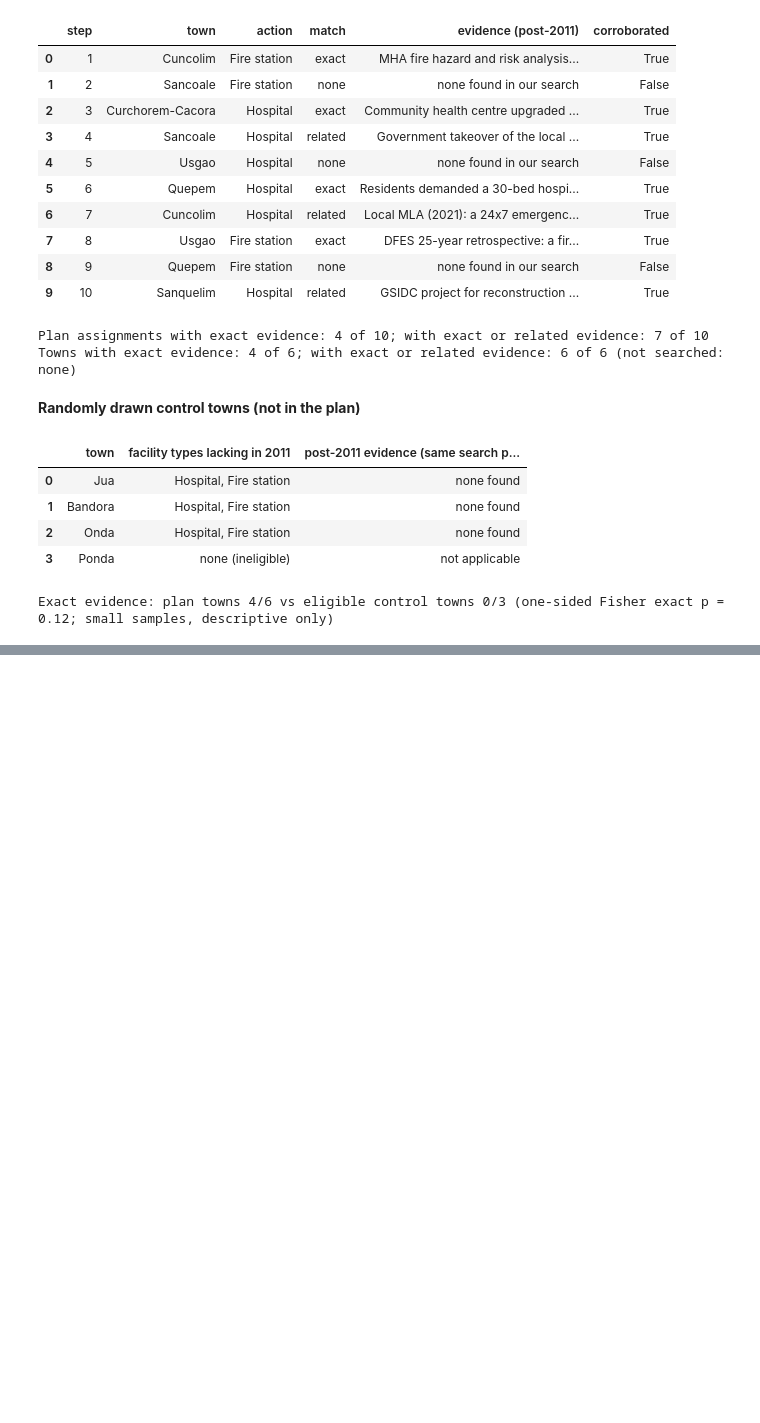
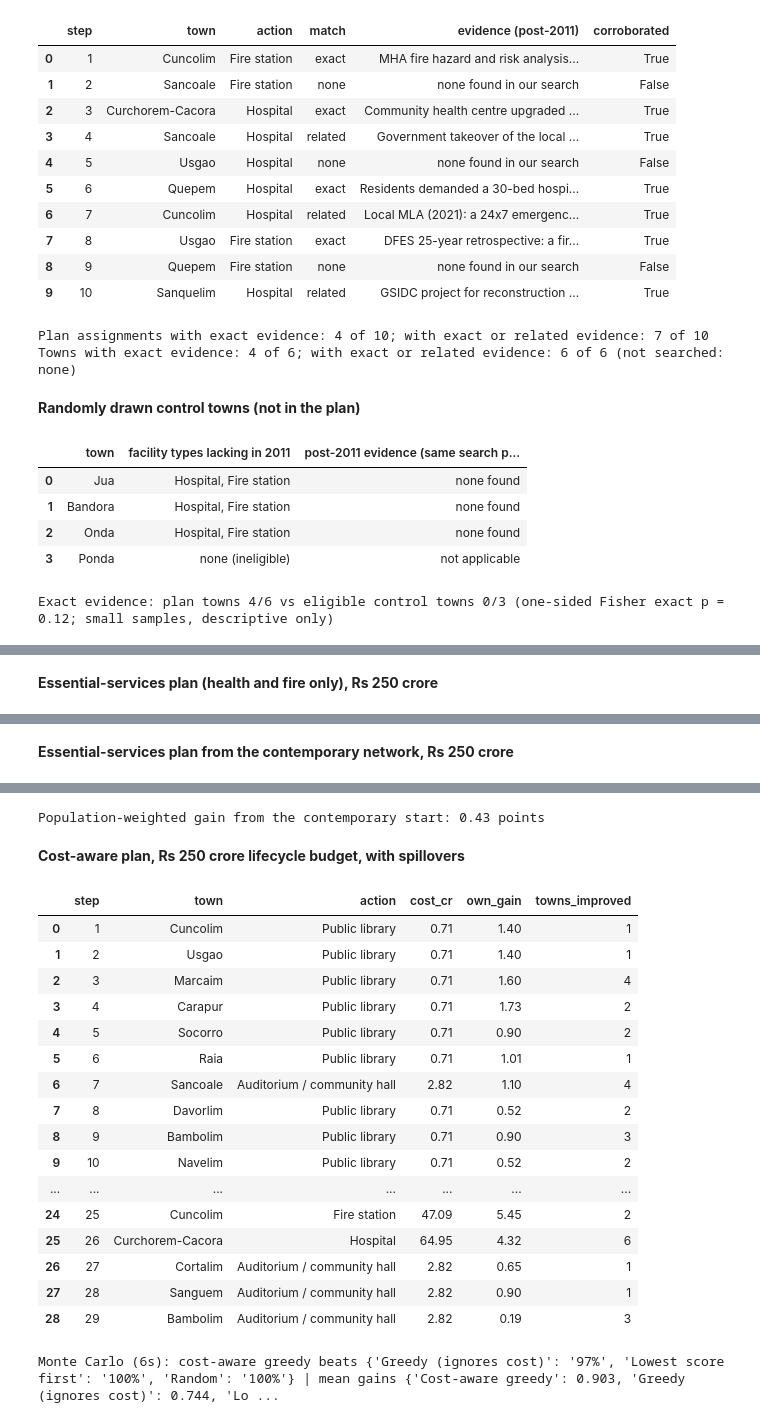
Before and after one commit to Pratikk02/InfraScore-Goa, a Jupyter notebook: InfraScore_Goa_Final.ipynb, the cells around one changed output, grey strips where cells are left out. Cells and saved outputs as stored; diff of their text form; code cells hidden in the pictures; blank space fills up the shorter version.

```diff
--- a/InfraScore_Goa_Final.ipynb
+++ b/InfraScore_Goa_Final.ipynb
@@ -1494,0 +2010,58 @@ Exact evidence: plan towns 4/6 vs eligible control towns 0/3 (one-sided Fisher e
+# %%
+# (ii) Realistic lifecycle-cost budget (public facilities only), spillovers on
+PUBLIC_ACTIONS = [a for a in ACTIONS if a != "Bank branch"]
+LC = COSTS.lifecycle_cr.to_dict()
+BUDGETS = (100, 250, 500)
+BUD_ROWS, BUD_PLANS = [], {}
+for B in BUDGETS:
+    for strat, lab_ in [("greedy_cost", "Cost-aware greedy"), ("greedy", "Greedy (ignores cost)"), ("lowest_first", "Lowest score first")]:
+        cur, plan = allocate(strat, PUBLIC_ACTIONS, cost=LC, budget=B, spill=True)
+        BUD_ROWS.append({"budget_cr": B, "strategy": lab_, "n_facilities": len(plan), "spent_cr": plan.cost_cr.sum(), **metrics(cur)})
+        BUD_PLANS[(lab_, B)] = plan
+    rr = [allocate("random", PUBLIC_ACTIONS, cost=LC, budget=B, spill=True, seed=s) for s in range(30)]
+    BUD_ROWS.append({"budget_cr": B, "strategy": "Random (mean of 30)", "n_facilities": np.mean([len(p) for _, p in rr]),
+                     "spent_cr": np.mean([p.cost_cr.sum() for _, p in rr]), **pd.DataFrame([metrics(c) for c, _ in rr]).mean().to_dict()})
+BUDGET_TAB = pd.DataFrame(BUD_ROWS)
+display(BUDGET_TAB.round(3))
+PLAN250 = BUD_PLANS[("Cost-aware greedy", 250)]
+COMPOSITION = PLAN250.groupby("action").agg(n=("town", "size"), spend_cr=("cost_cr", "sum")).sort_values("spend_cr", ascending=False)
+display(COMPOSITION.round(1))
+
+# Essential-services variant: the same Rs 250 crore restricted to health and fire facilities
+ESSENTIAL = ["Primary health centre", "Hospital", "Fire station"]
+ess_rows = {}
+for strat, lab_ in [("greedy_cost", "Cost-aware greedy"), ("greedy", "Greedy (ignores cost)"), ("lowest_first", "Lowest score first")]:
+    cur, plan = allocate(strat, ESSENTIAL, cost=LC, budget=250, spill=True)
+    ess_rows[lab_] = {"n_facilities": len(plan), "spent_cr": plan.cost_cr.sum(), **metrics(cur)}; BUD_PLANS[(lab_ + " (essential)", 250)] = plan
+rr = [allocate("random", ESSENTIAL, cost=LC, budget=250, spill=True, seed=s) for s in range(30)]
+ess_rows["Random (mean of 30)"] = {"n_facilities": np.mean([len(p) for _, p in rr]), "spent_cr": np.mean([p.cost_cr.sum() for _, p in rr]),
+                                   **pd.DataFrame([metrics(c) for c, _ in rr]).mean().to_dict()}
+ESSENTIAL_TAB = pd.DataFrame(ess_rows).T
+display(ESSENTIAL_TAB.round(3))
+PLAN250_ESS = BUD_PLANS[("Cost-aware greedy (essential)", 250)]
+display(Markdown("**Essential-services plan (health and fire only), Rs 250 crore**")); display(PLAN250_ESS.round(2))
+
+# The same essential-services budget, starting from the contemporary network (Section 11b) rather than 2011
+S_NOW_STATE = F_NOW[IND_NAMES].values.astype(float)
+cur_now_end, PLAN_NOW_ESS = allocate("greedy_cost", ESSENTIAL, cost=LC, budget=250, spill=True, start=S_NOW_STATE)
+GAIN_NOW_ESS = np.average(cur_now_end - IS_NOW, weights=POPV)
+display(Markdown("**Essential-services plan from the contemporary network, Rs 250 crore**")); display(PLAN_NOW_ESS.round(2))
+print(f"Population-weighted gain from the contemporary start: {GAIN_NOW_ESS:.2f} points")
+display(Markdown("**Cost-aware plan, Rs 250 crore lifecycle budget, with spillovers**")); display(PLAN250.round(2))
+
+rng = np.random.default_rng(SEED)
+mc_rows = []
+t = time.time()
+for d in range(200):
+    f_cap = {a: float(np.exp(rng.normal(0, 0.4))) for a in PUBLIC_ACTIONS}
+    f_op = {a: float(np.exp(rng.normal(0, 0.4))) for a in PUBLIC_ACTIONS}
+    lc = {a: COSTS.loc[a, "capex_cr"] * f_cap[a] + COSTS.loc[a, "opex_cr_per_yr"] * f_op[a] * ANNUITY for a in PUBLIC_ACTIONS}
+    row = {}
+    for strat, lab_ in [("greedy_cost", "Cost-aware greedy"), ("greedy", "Greedy (ignores cost)"), ("lowest_first", "Lowest score first"), ("random", "Random")]:
+        row[lab_] = metrics(allocate(strat, PUBLIC_ACTIONS, cost=lc, budget=250, spill=True, seed=d)[0])["pop_weighted_gain"]
+    mc_rows.append(row)
+MC_REAL = pd.DataFrame(mc_rows)
+WIN_REAL = {k: float((MC_REAL["Cost-aware greedy"] > MC_REAL[k]).mean()) for k in MC_REAL.columns if k != "Cost-aware greedy"}
+print(f"Monte Carlo ({time.time() - t:.0f}s): cost-aware greedy beats", {k: f"{v:.0%}" for k, v in WIN_REAL.items()},
+      "| mean gains", MC_REAL.mean().round(3).to_dict())
+# %% [output]
@@ -1494,0 +2093 @@ Exact evidence: plan towns 4/6 vs eligible control towns 0/3 (one-sided Fisher e
+**Essential-services plan (health and fire only), Rs 250 crore**
@@ -1494,0 +2100 @@ Exact evidence: plan towns 4/6 vs eligible control towns 0/3 (one-sided Fisher e
+**Essential-services plan from the contemporary network, Rs 250 crore**
@@ -1494,0 +2107,20 @@ Exact evidence: plan towns 4/6 vs eligible control towns 0/3 (one-sided Fisher e
+Population-weighted gain from the contemporary start: 0.43 points
+**Cost-aware plan, Rs 250 crore lifecycle budget, with spillovers**
+|  | step | town | action | cost_cr | own_gain | towns_improved |
+| 0 | 1 | Cuncolim | Public library | 0.71 | 1.40 | 1 |
+| 1 | 2 | Usgao | Public library | 0.71 | 1.40 | 1 |
+| 2 | 3 | Marcaim | Public library | 0.71 | 1.60 | 4 |
+| 3 | 4 | Carapur | Public library | 0.71 | 1.73 | 2 |
+| 4 | 5 | Socorro | Public library | 0.71 | 0.90 | 2 |
+| 5 | 6 | Raia | Public library | 0.71 | 1.01 | 1 |
+| 6 | 7 | Sancoale | Auditorium / community hall | 2.82 | 1.10 | 4 |
+| 7 | 8 | Davorlim | Public library | 0.71 | 0.52 | 2 |
+| 8 | 9 | Bambolim | Public library | 0.71 | 0.90 | 3 |
+| 9 | 10 | Navelim | Public library | 0.71 | 0.52 | 2 |
+| ... | ... | ... | ... | ... | ... | ... |
+| 24 | 25 | Cuncolim | Fire station | 47.09 | 5.45 | 2 |
+| 25 | 26 | Curchorem-Cacora | Hospital | 64.95 | 4.32 | 6 |
+| 26 | 27 | Cortalim | Auditorium / community hall | 2.82 | 0.65 | 1 |
+| 27 | 28 | Sanguem | Auditorium / community hall | 2.82 | 0.90 | 1 |
+| 28 | 29 | Bambolim | Auditorium / community hall | 2.82 | 0.19 | 3 |
+Monte Carlo (6s): cost-aware greedy beats {'Greedy (ignores cost)': '97%', 'Lowest score first': '100%', 'Random': '100%'} | mean gains {'Cost-aware greedy': 0.903, 'Greedy (ignores cost)': 0.744, 'Lo ...
```
Also changed, not shown: parts of 21 cells of this notebook, 52 other files.
